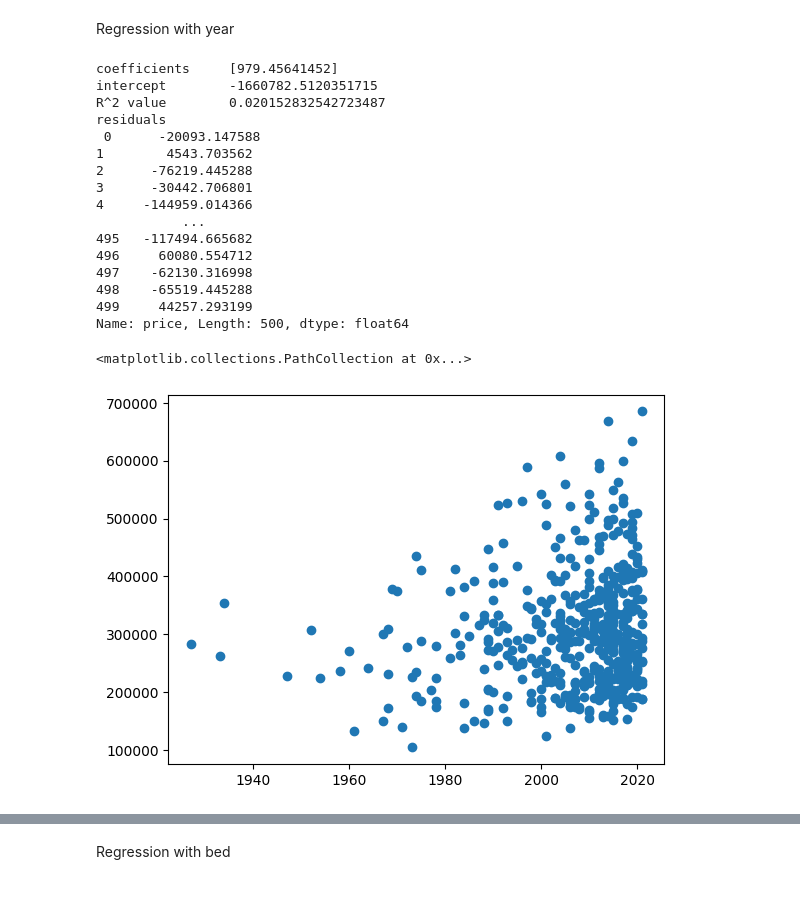
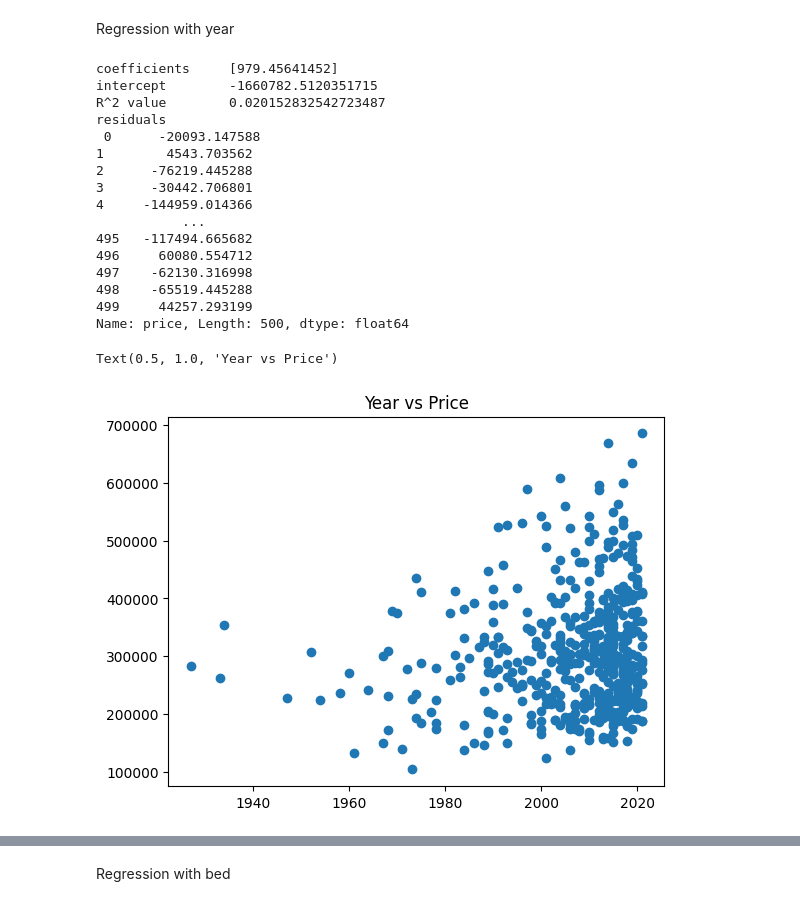
Before and after one commit to DavMark2909/hw6, a Jupyter notebook: HW6-2 copy.ipynb, the cells around one changed output, grey strips where cells are left out. Cells and saved outputs as stored; diff of their text form; code cells hidden in the pictures.

```diff
--- a/HW6-2 copy.ipynb
+++ b/HW6-2 copy.ipynb
@@ -16,35 +16,36 @@ Regression with year
 X = np.array([year]).T
 price = real_estate_df['price']
 
 regression = LinearRegression()
 regression.fit(X, price)
 model = regression.predict(X)
 
 print('coefficients \t',regression.coef_)
 print('intercept \t',regression.intercept_)
 print('R^2 value \t',regression.score(X,price))
 print('residuals \n',price-model)
 
 plt.scatter(year, price)
+plt.title('Year vs Price')
 # %% [output]
 coefficients     [979.45641452]
 intercept        -1660782.5120351715
 R^2 value        0.020152832542723487
 residuals
  0      -20093.147588
 1        4543.703562
 2      -76219.445288
 3      -30442.706801
 4     -144959.014366
            ...
 495   -117494.665682
 496     60080.554712
 497    -62130.316998
 498    -65519.445288
 499     44257.293199
 Name: price, Length: 500, dtype: float64
-<matplotlib.collections.PathCollection at 0x...>
+Text(0.5, 1.0, 'Year vs Price')
-[figure, old version]
+[figure, new version]
 # %%
 years = year.unique()
 avg = []
```
Also changed, not shown: parts of 13 cells of this notebook.
